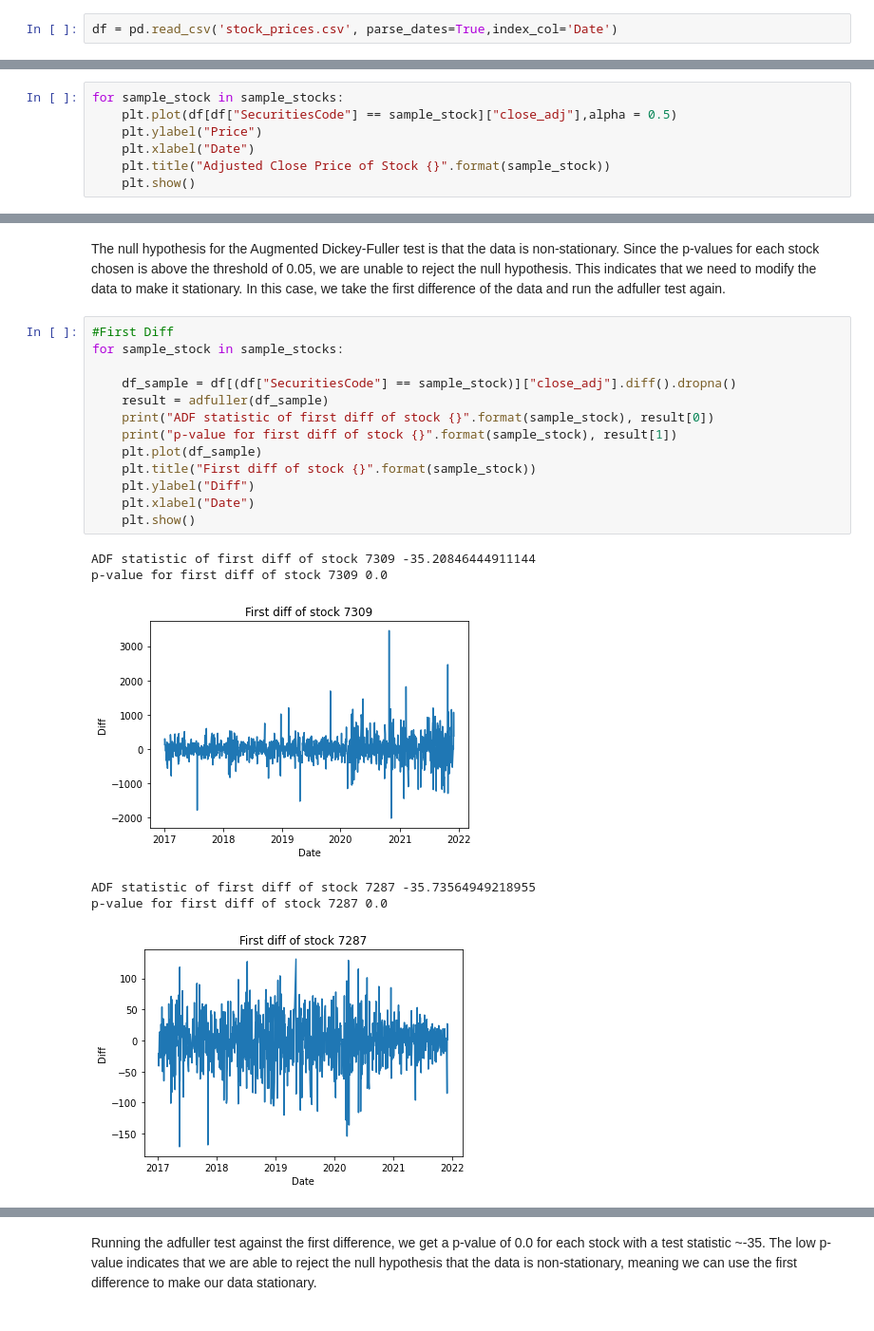
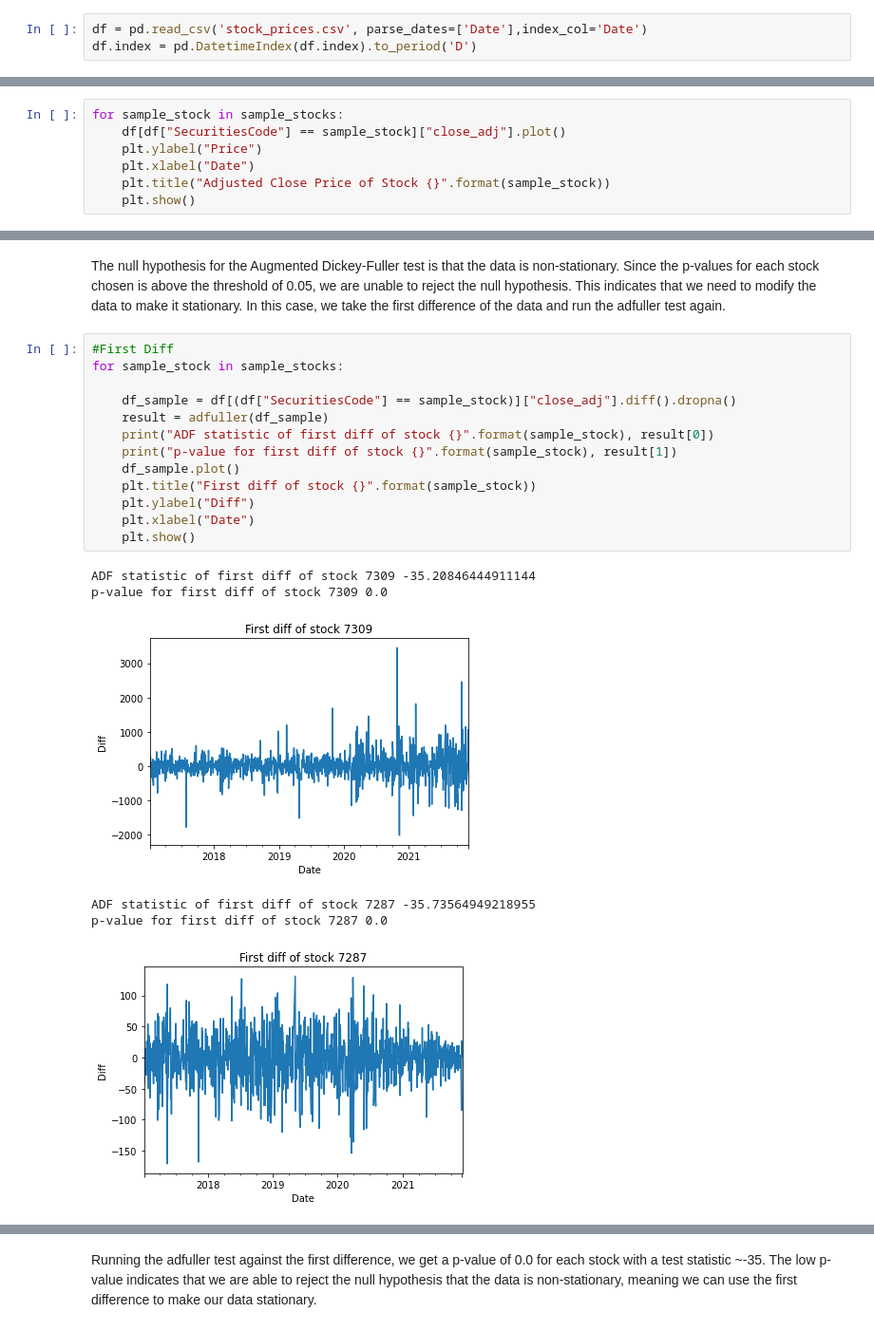
Before and after one commit to leeked/JPX-IntroDS, a Jupyter notebook: anime_country_stonks.ipynb, the cells around one changed output, grey strips where cells are left out. Shown at 95% size. Cells and saved outputs as stored; diff of their text form.

```diff
--- a/anime_country_stonks.ipynb
+++ b/anime_country_stonks.ipynb
@@ -24,7 +24,8 @@ from statsmodels.tsa.statespace.sarimax import SARIMAX
 # %% [markdown]
 First we load the data into the variable `df`.
 # %%
-df = pd.read_csv('stock_prices.csv', parse_dates=True,index_col='Date')
+df = pd.read_csv('stock_prices.csv', parse_dates=['Date'],index_col='Date')
+df.index = pd.DatetimeIndex(df.index).to_period('D')
 # %%
 df.head()
 # %% [output]
@@ -209,7 +210,7 @@ sample_stocks = [7309, 7287, 7282]
 Now that we have chosen the stocks to predict on, we can start on some preliminary data analysis. To start, we will plot the close adjusted price over time for each of the stocks chosen to observe any obvious patterns.
 # %%
 for sample_stock in sample_stocks:
-    plt.plot(df[df["SecuritiesCode"] == sample_stock]["close_adj"],alpha = 0.5)
+    df[df["SecuritiesCode"] == sample_stock]["close_adj"].plot()
     plt.ylabel("Price")
     plt.xlabel("Date")
     plt.title("Adjusted Close Price of Stock {}".format(sample_stock))
@@ -236,20 +237,20 @@ The null hypothesis for the Augmented Dickey-Fuller test is that the data is non
 # %%
 #First Diff
 for sample_stock in sample_stocks:
 
     df_sample = df[(df["SecuritiesCode"] == sample_stock)]["close_adj"].diff().dropna()
     result = adfuller(df_sample)
     print("ADF statistic of first diff of stock {}".format(sample_stock), result[0])
     print("p-value for first diff of stock {}".format(sample_stock), result[1])
-    plt.plot(df_sample)
+    df_sample.plot()
     plt.title("First diff of stock {}".format(sample_stock))
     plt.ylabel("Diff")
     plt.xlabel("Date")
     plt.show()
 # %% [output]
 ADF statistic of first diff of stock 7309 -35.20846444911144
 p-value for first diff of stock 7309 0.0
-[figure, old version]
+[figure, new version]
 ADF statistic of first diff of stock 7287 -35.73564949218955
 p-value for first diff of stock 7287 0.0
-[figure, old version]
+[figure, new version]
```
Also changed, not shown: parts of 18 cells of this notebook.
